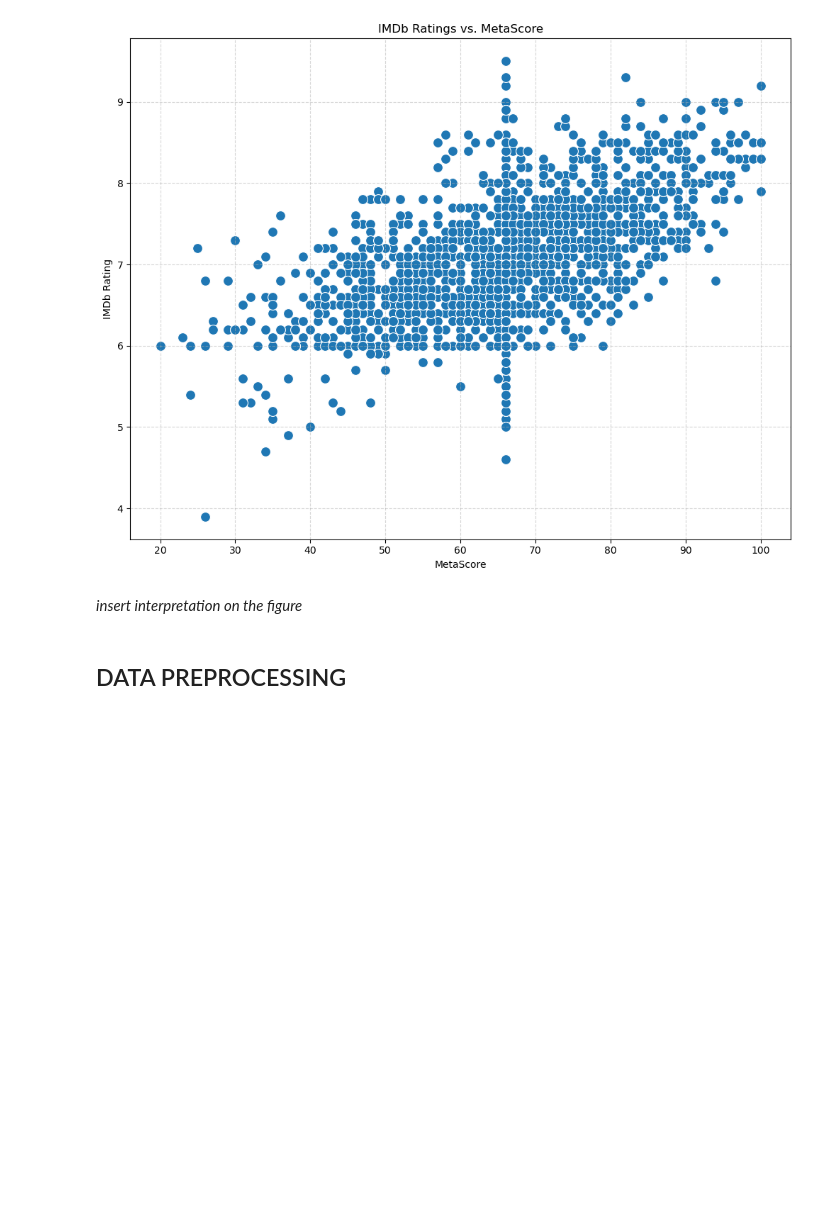
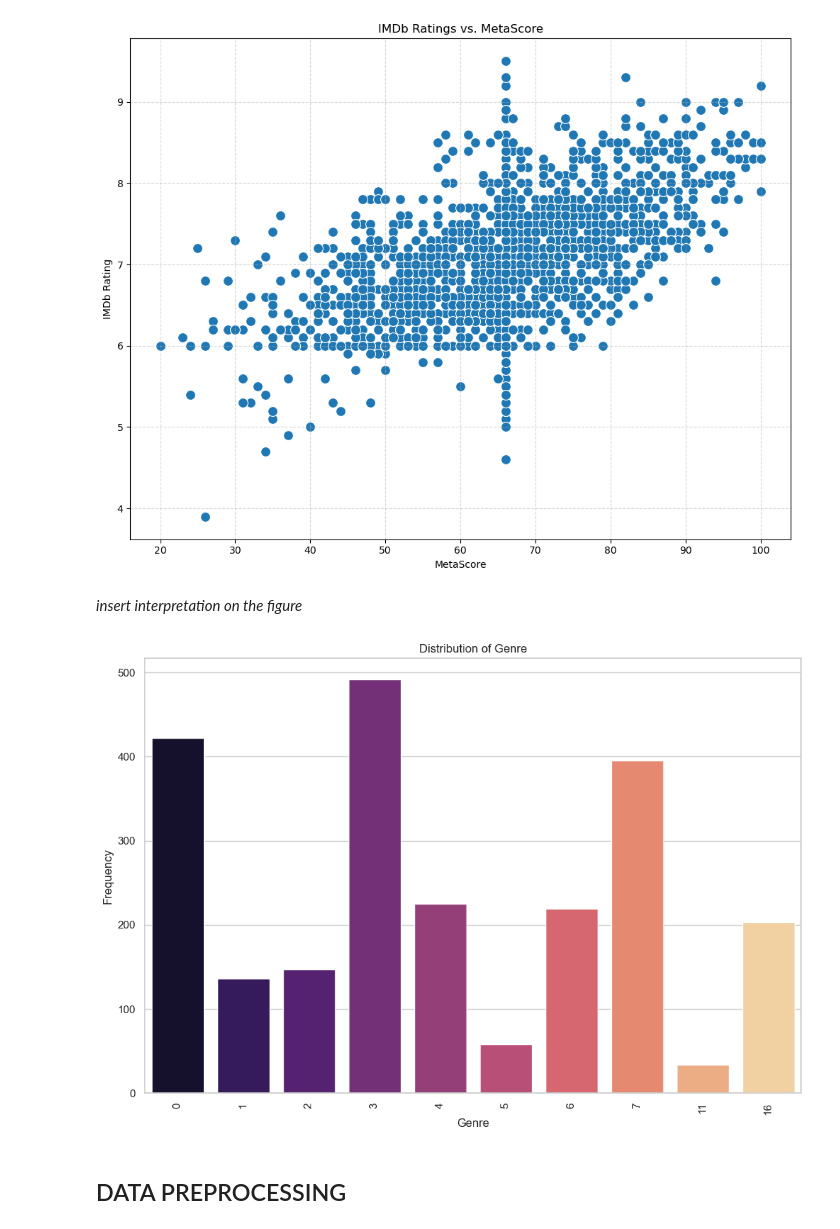
Before and after one commit to wayneflossien/102-final-project, a Jupyter notebook: 102-final_project.ipynb, the cells around one changed output. Saved outputs shown, nothing was run; the diff lists cells and outputs as text; code cells hidden in the pictures; blank space fills up the shorter version.

```diff
--- a/102-final_project.ipynb
+++ b/102-final_project.ipynb
@@ -186,6 +186,20 @@ plt.show()
 [figure]
 # %% [markdown]
 *insert interpretation on the figure*
+# %%
+# Counting the number of movies released each year
+genre_counts = df['Genre'].value_counts()
+
+# Create a bar chart for Distribution of Genres
+plt.figure(figsize=(12, 8))
+sns.barplot(x=genre_counts.index, y=genre_counts.values, palette='magma')
+plt.title('Distribution of Genre')
+plt.xlabel('Genre')
+plt.ylabel('Frequency')
+plt.xticks(rotation=90)
+plt.show()
+# %% [output]
+[figure, added]
 # %% [markdown]
 ## DATA PREPROCESSING
 # %%
```
Also changed, not shown: parts of 4 cells of this notebook.
